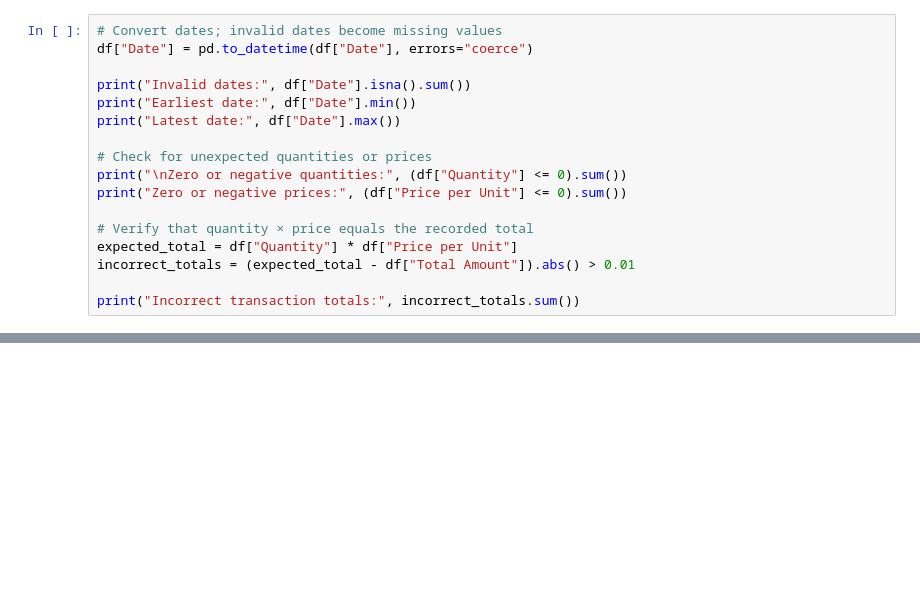
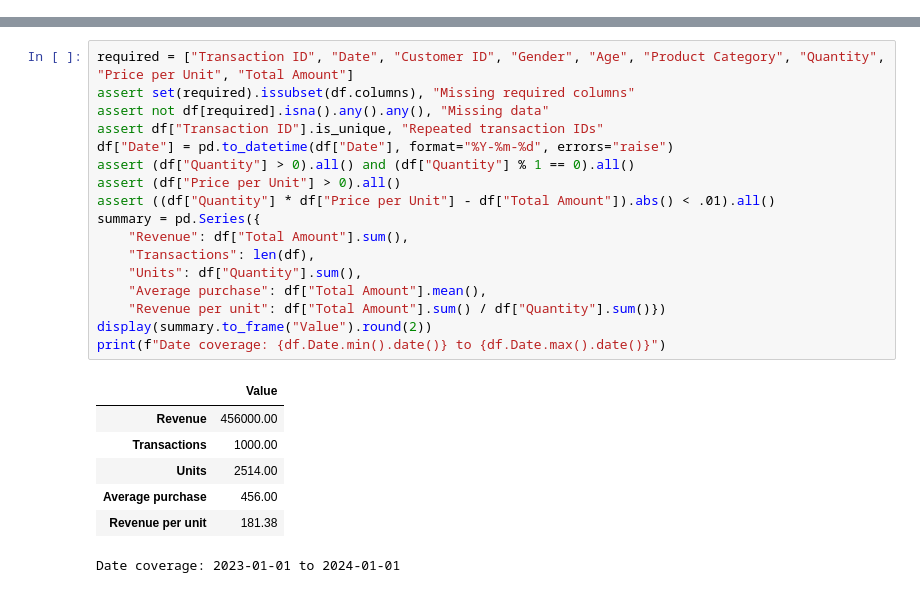
Before and after one commit to ViktorIT2025/retail-sales-analysis, a Jupyter notebook: retail_sales_analysis.ipynb, the cells around one changed output, grey strips where cells are left out. Saved outputs shown, nothing was run; the diff lists cells and outputs as text; blank space fills up the shorter version.

```diff
--- a/retail_sales_analysis.ipynb
+++ b/retail_sales_analysis.ipynb
@@ -51,17 +0,0 @@ Repeated transaction IDs: 0
-# %%
-# Convert dates; invalid dates become missing values
-df["Date"] = pd.to_datetime(df["Date"], errors="coerce")
-
-print("Invalid dates:", df["Date"].isna().sum())
-print("Earliest date:", df["Date"].min())
-print("Latest date:", df["Date"].max())
-
-# Check for unexpected quantities or prices
-print("\nZero or negative quantities:", (df["Quantity"] <= 0).sum())
-print("Zero or negative prices:", (df["Price per Unit"] <= 0).sum())
-
-# Verify that quantity × price equals the recorded total
-expected_total = df["Quantity"] * df["Price per Unit"]
-incorrect_totals = (expected_total - df["Total Amount"]).abs() > 0.01
-
-print("Incorrect transaction totals:", incorrect_totals.sum())
@@ -240,0 +19,25 @@ Lowest-revenue month: 2023-09
+# %%
+required = ["Transaction ID", "Date", "Customer ID", "Gender", "Age", "Product Category", "Quantity", "Price per Unit", "Total Amount"]
+assert set(required).issubset(df.columns), "Missing required columns"
+assert not df[required].isna().any().any(), "Missing data"
+assert df["Transaction ID"].is_unique, "Repeated transaction IDs"
+df["Date"] = pd.to_datetime(df["Date"], format="%Y-%m-%d", errors="raise")
+assert (df["Quantity"] > 0).all() and (df["Quantity"] % 1 == 0).all()
+assert (df["Price per Unit"] > 0).all()
+assert ((df["Quantity"] * df["Price per Unit"] - df["Total Amount"]).abs() < .01).all()
+summary = pd.Series({
+    "Revenue": df["Total Amount"].sum(),
+    "Transactions": len(df),
+    "Units": df["Quantity"].sum(),
+    "Average purchase": df["Total Amount"].mean(),
+    "Revenue per unit": df["Total Amount"].sum() / df["Quantity"].sum()})
+display(summary.to_frame("Value").round(2))
+print(f"Date coverage: {df.Date.min().date()} to {df.Date.max().date()}")
+# %% [output]
+|  | Value |
+| Revenue | 456000.00 |
+| Transactions | 1000.00 |
+| Units | 2514.00 |
+| Average purchase | 456.00 |
+| Revenue per unit | 181.38 |
+Date coverage: 2023-01-01 to 2024-01-01
```
Also changed, not shown: parts of 18 cells of this notebook.
